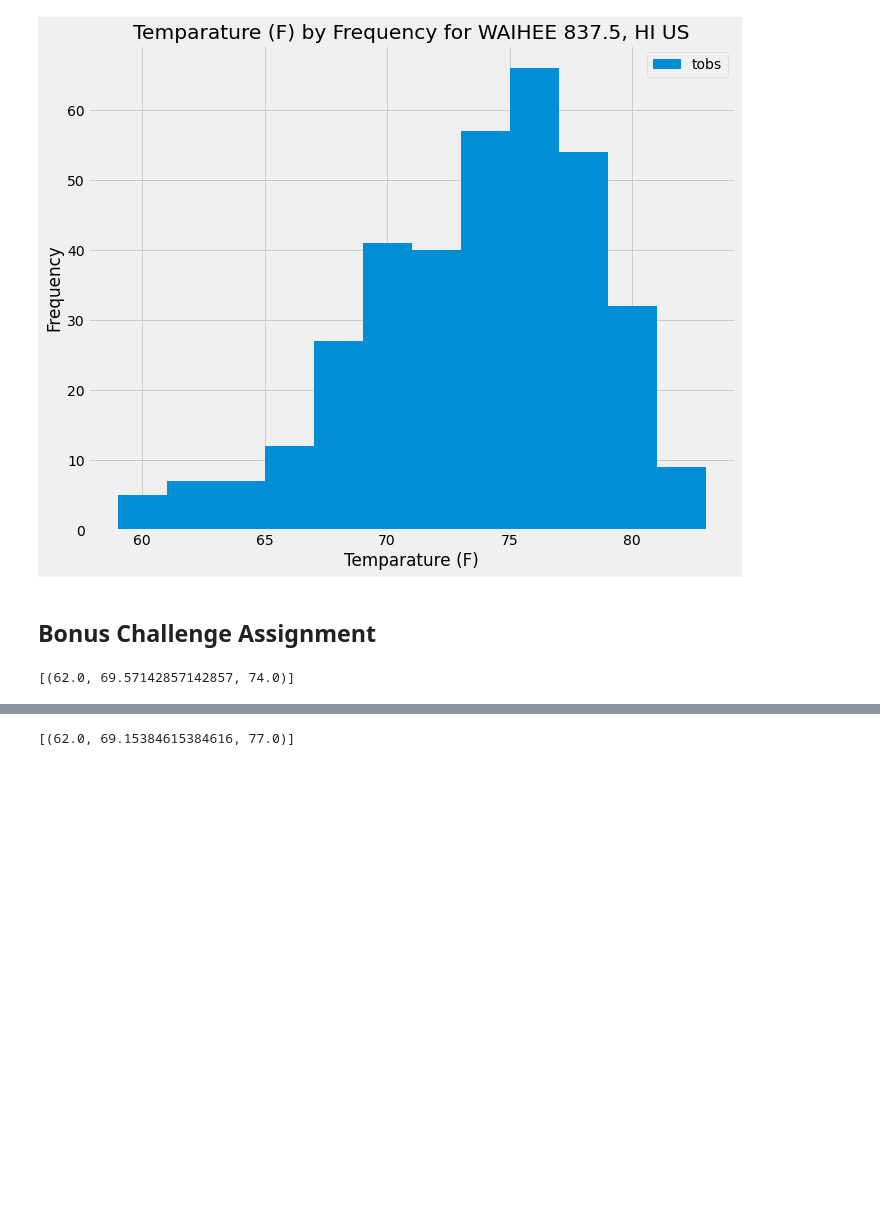
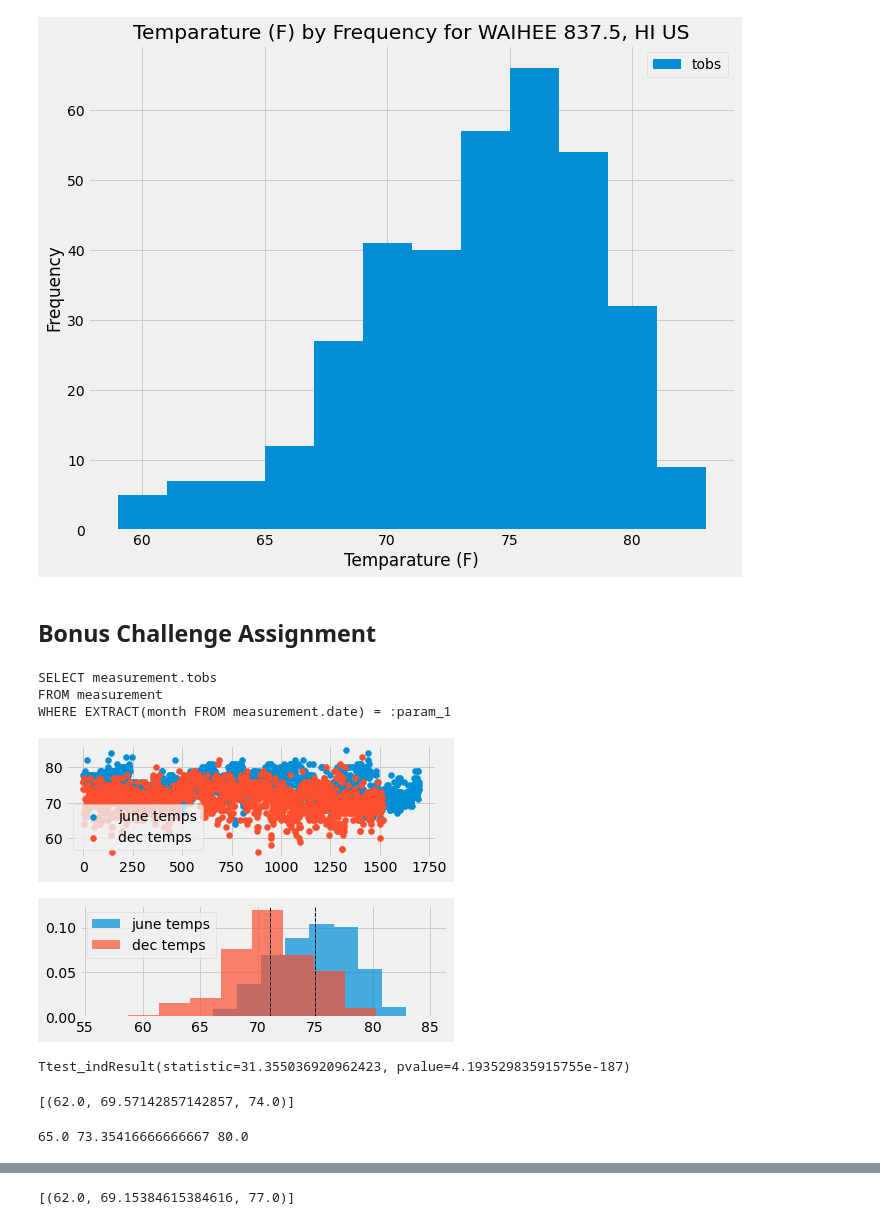
Before and after one commit to jayhjman/sqlalchemy-challenge, a Jupyter notebook: climate.ipynb, the cells around one changed output, grey strips where cells are left out. Saved outputs shown, nothing was run; the diff lists cells and outputs as text; code cells hidden in the pictures; blank space fills up the shorter version.

Commit message:
added ttest and avg trip tmp

```diff
--- a/climate.ipynb
+++ b/climate.ipynb
@@ -226,6 +228,51 @@ WHERE measurement.date >= :date_1 AND measurement.date <= :date_2 AND measuremen
 [figure]
 # %% [markdown]
 ## Bonus Challenge Assignment
+# %%
+# Calculate the ttest for the two given months
+# Identify the average temperature in June at all stations across all available years in the dataset.
+# Do the same for December temperature.
+
+query = session.query(Measurements.tobs).filter(extract('month', Measurements.date) == 6)
+results = query.all()
+june_list = list(np.ravel(results))
+
+query = session.query(Measurements.tobs).filter(extract('month', Measurements.date) == 12)
+print(query.statement.compile())
+print("")
+results = query.all()
+dec_list = list(np.ravel(results))
+
+plt.subplot(2, 1, 1)
+plt.scatter(range(len(june_list)), june_list, label="june temps")
+plt.scatter(range(len(dec_list)), dec_list, label="dec temps")
+plt.legend()
+plt.tight_layout()
+plt.show()
+
+plt.subplot(2, 1, 2)
+plt.hist(june_list, 10, density=True, alpha=0.7, label="june temps")
+plt.hist(dec_list, 10, density=True, alpha=0.7, label="dec temps")
+plt.axvline(mean(june_list), color='k', linestyle='dashed', linewidth=1)
+plt.axvline(mean(dec_list), color='k', linestyle='dashed', linewidth=1)
+plt.legend()
+plt.tight_layout()
+plt.show()
+
+stats.ttest_ind(june_list, dec_list, equal_var=False)
+
+#
+# Based on the charts and ttest results below temperatures are statistically different between June and December
+# As such we can reject the null hypothesis
+#
+# I chose to use the two sample t-test because I have 2 independent groups
+# %% [output]
+SELECT measurement.tobs
+FROM measurement
+WHERE EXTRACT(month FROM measurement.date) = :param_1
+[figure, added]
+[figure, added]
+Ttest_indResult(statistic=31.355036920962423, pvalue=4.193529835915755e-187)
 # %%
 # This function called `calc_temps` will accept start date and end date in the format '%Y-%m-%d'
 # and return the minimum, average, and maximum temperatures for that range of dates
@@ -250,6 +297,13 @@ print(calc_temps('2012-02-28', '2012-03-05'))
 # %%
 # Use your previous function `calc_temps` to calculate the tmin, tavg, and tmax
 # for your trip using the previous year's data for those same dates.
+results = calc_temps('2017-03-15', '2017-03-30')
+t_min = results[0][0]
+t_avg = results[0][1]
+t_max = results[0][2]
+print(t_min, t_avg, t_max)
+# %% [output]
+65.0 73.35416666666667 80.0
 # %%
 # Plot the results from your previous query as a bar chart.
 # Use "Trip Avg Temp" as your Title
```
Also changed, not shown: parts of 3 cells of this notebook.
